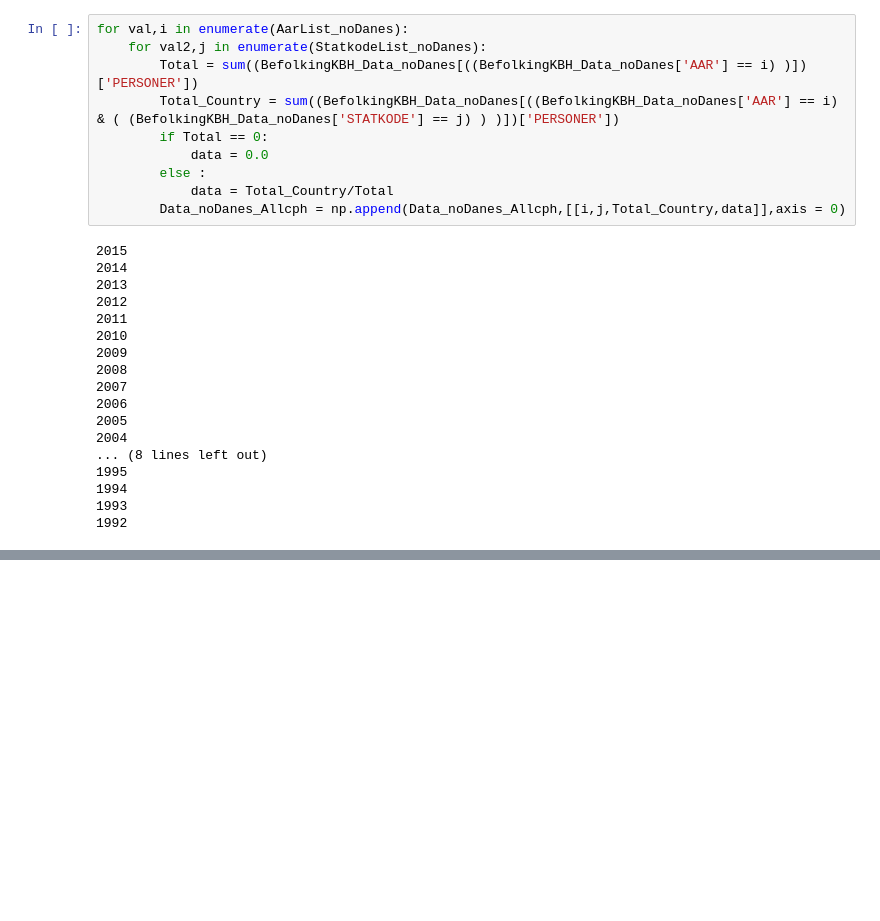
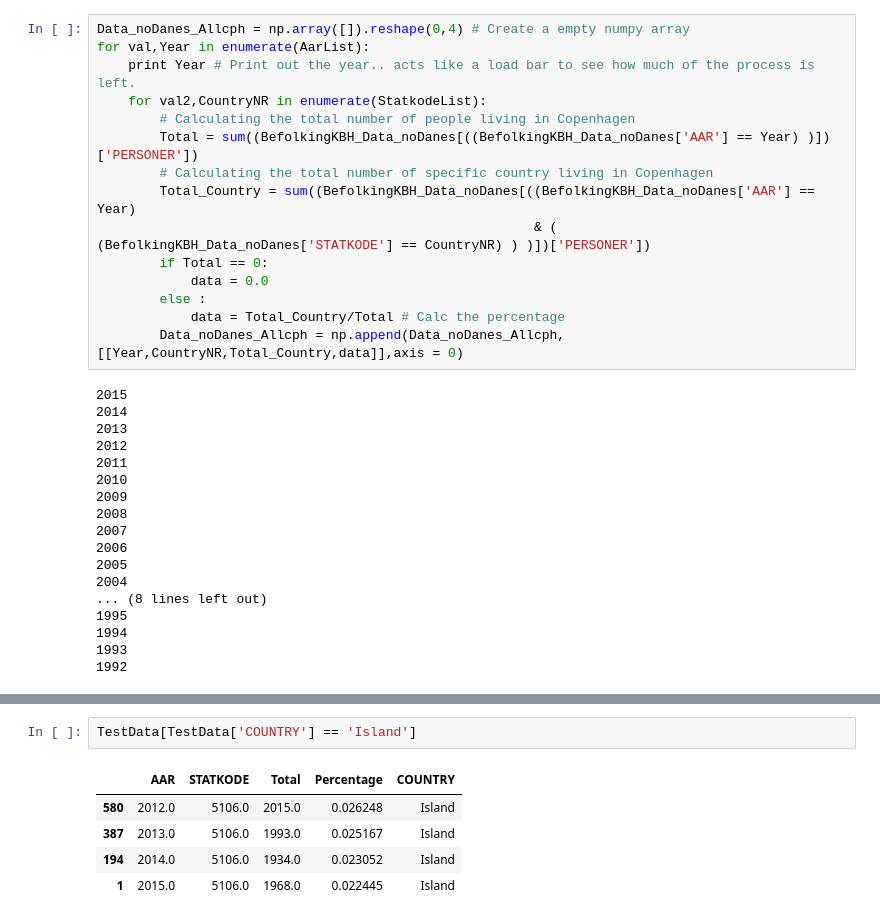
Before and after one commit to aripalli/CPH-data-analysis, a Jupyter notebook: Bubbi/Befolking.ipynb, the cells around one changed output, grey strips where cells are left out. Saved outputs shown, nothing was run; the diff lists cells and outputs as text; blank space fills up the shorter version.

```diff
--- a/Bubbi/Befolking.ipynb
+++ b/Bubbi/Befolking.ipynb
@@ -122,13 +163,18 @@ Data_noDanes_Allcph = np.array([]).reshape(0,4)
 # %%
-for val,i in enumerate(AarList_noDanes):
-    for val2,j in enumerate(StatkodeList_noDanes):
-        Total = sum((BefolkingKBH_Data_noDanes[((BefolkingKBH_Data_noDanes['AAR'] == i) )])['PERSONER'])
-        Total_Country = sum((BefolkingKBH_Data_noDanes[((BefolkingKBH_Data_noDanes['AAR'] == i) & ( (BefolkingKBH_Data_noDanes['STATKODE'] == j) ) )])['PERSONER'])
+Data_noDanes_Allcph = np.array([]).reshape(0,4) # Create a empty numpy array
+for val,Year in enumerate(AarList):
+    print Year # Print out the year.. acts like a load bar to see how much of the process is left.
+    for val2,CountryNR in enumerate(StatkodeList):
+        # Calculating the total number of people living in Copenhagen
+        Total = sum((BefolkingKBH_Data_noDanes[((BefolkingKBH_Data_noDanes['AAR'] == Year) )])['PERSONER'])
+        # Calculating the total number of specific country living in Copenhagen
+        Total_Country = sum((BefolkingKBH_Data_noDanes[((BefolkingKBH_Data_noDanes['AAR'] == Year)
+                                                        & ( (BefolkingKBH_Data_noDanes['STATKODE'] == CountryNR) ) )])['PERSONER'])
         if Total == 0:
             data = 0.0
         else :
-            data = Total_Country/Total
-        Data_noDanes_Allcph = np.append(Data_noDanes_Allcph,[[i,j,Total_Country,data]],axis = 0)
+            data = Total_Country/Total # Calc the percentage
+        Data_noDanes_Allcph = np.append(Data_noDanes_Allcph,[[Year,CountryNR,Total_Country,data]],axis = 0)
 # %% [output]
 2015
 2014
@@ -223,0 +277,8 @@ Kbh_Stats.to_csv('KBH_Stats.csv', sep=',', encoding='utf-8',index = False)
+# %%
+TestData[TestData['COUNTRY'] == 'Island']
+# %% [output]
+|  | AAR | STATKODE | Total | Percentage | COUNTRY |
+| 580 | 2012.0 | 5106.0 | 2015.0 | 0.026248 | Island |
+| 387 | 2013.0 | 5106.0 | 1993.0 | 0.025167 | Island |
+| 194 | 2014.0 | 5106.0 | 1934.0 | 0.023052 | Island |
+| 1 | 2015.0 | 5106.0 | 1968.0 | 0.022445 | Island |
```
Also changed, not shown: parts of 34 cells of this notebook, 5 other files.
